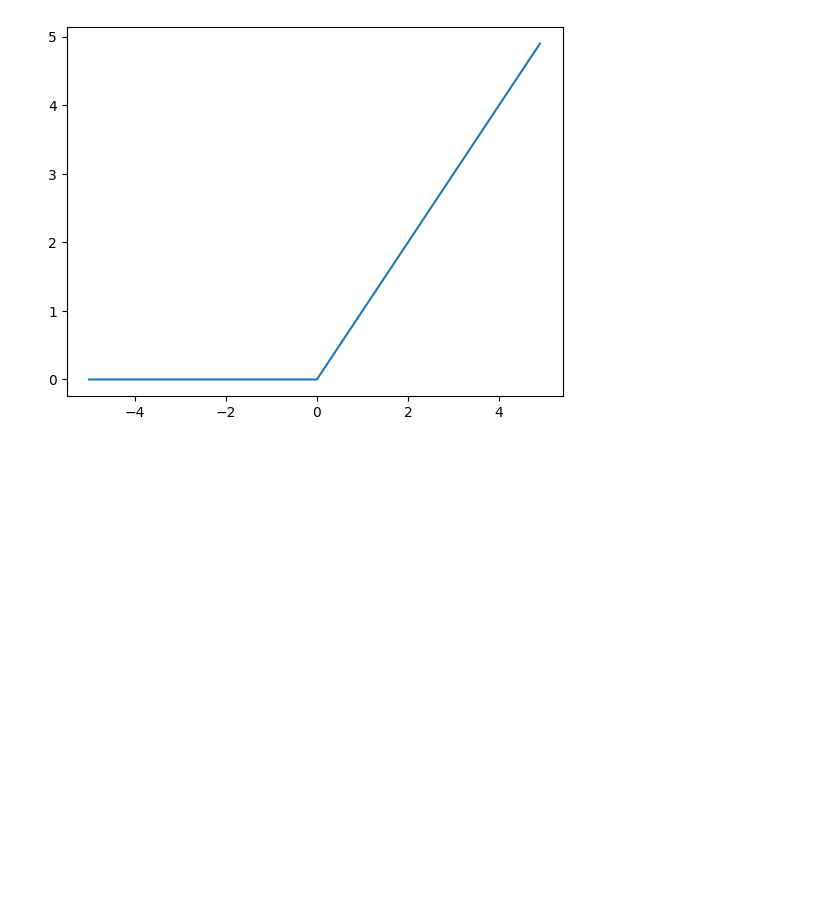
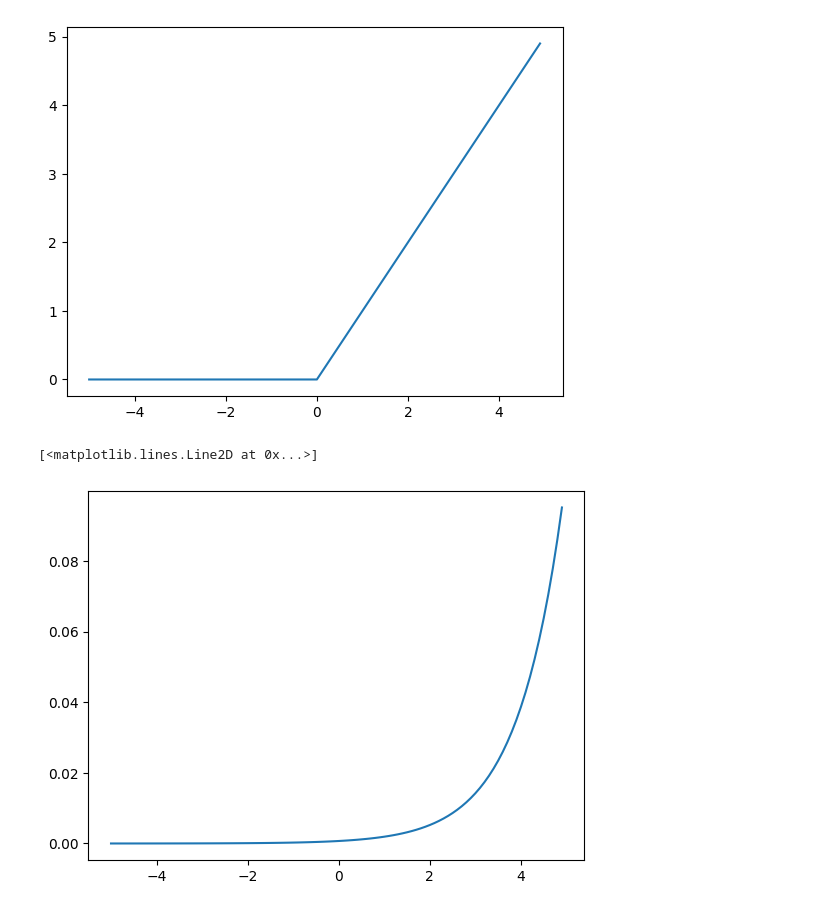
Before and after one commit to MatDzie/Autograd-Engine-From-Scratch, a Jupyter notebook: activation_function.ipynb, the cells around one changed output. Saved outputs shown, nothing was run; the diff lists cells and outputs as text; code cells hidden in the pictures; blank space fills up the shorter version.

Commit message:
Softmax

```diff
--- a/activation_function.ipynb
+++ b/activation_function.ipynb
@@ -21,3 +21,9 @@ plt.plot(np.arange(-5, 5, 0.1), np.maximum(np.arange(-5, 5, 0.1), 0))
 # %% [output]
 [<matplotlib.lines.Line2D at 0x...>]
 [figure]
+# %%
+# softmax
+plt.plot(np.arange(-5, 5, 0.1), np.exp(np.arange(-5, 5, 0.1))/np.sum(np.exp(np.arange(-5, 5, 0.1))))
+# %% [output]
+[<matplotlib.lines.Line2D at 0x...>]
+[figure, added]
```
